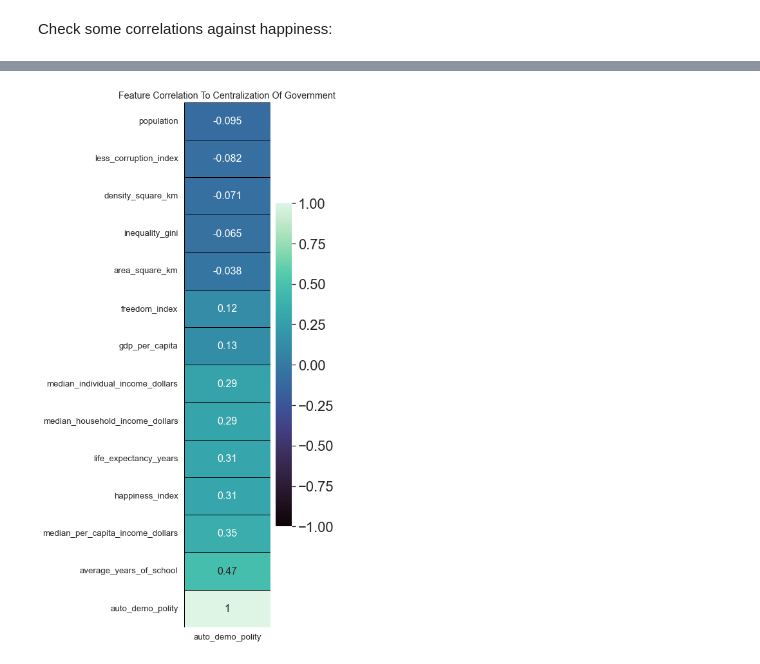
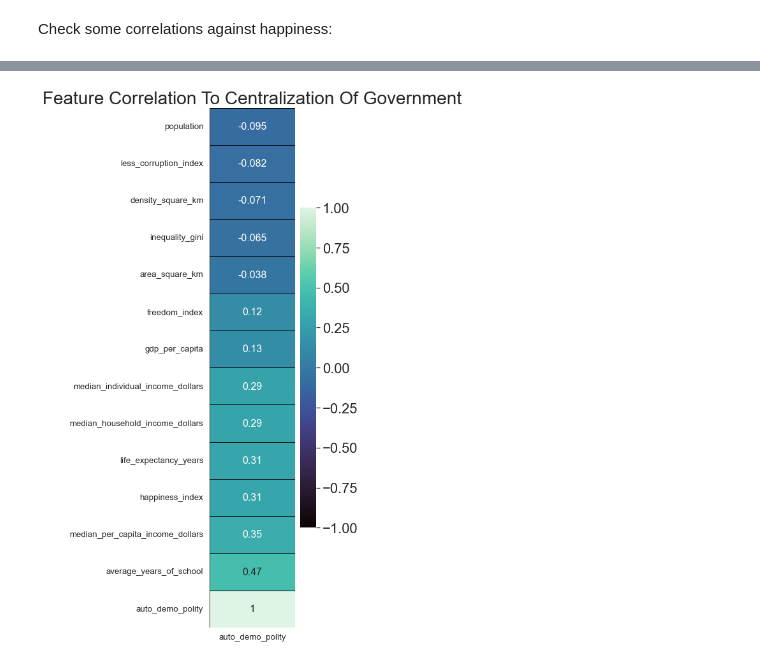
Before and after one commit to iraseidman/On-The-Corruption-Of-Power, a Jupyter notebook: 02_eda.ipynb, the cells around one changed output, grey strips where cells are left out. Saved outputs shown, nothing was run; the diff lists cells and outputs as text; code cells hidden in the pictures.

```diff
--- a/02_eda.ipynb
+++ b/02_eda.ipynb
@@ -354,14 +352,14 @@ plt.tight_layout();
 # %%
 plt.figure(figsize = (3, 15))
 ax = plt.axes()
-ax.set_title('Feature Correlation To Centralization Of Government')
+ax.set_title('Feature Correlation To Centralization Of Government', {'fontsize' : 28})
 corr = gov.corr()[['auto_demo_polity']]
 sns.set(font_scale = 2)
 sns.heatmap(corr.sort_values(by = 'auto_demo_polity', ascending = True),
             annot = True, cmap = 'mako', vmin = -1, vmax = 1, linecolor = 'black',
             linewidth = 1, annot_kws = {'fontsize' : 16});
 # %% [output]
-[figure, old version]
+[figure, new version]
 # %%
 # Finally, look for values for Switzerland as a case study
 gov[gov['country'] == 'Switzerland']
```
Also changed, not shown: parts of 25 cells of this notebook, 3 other files.
